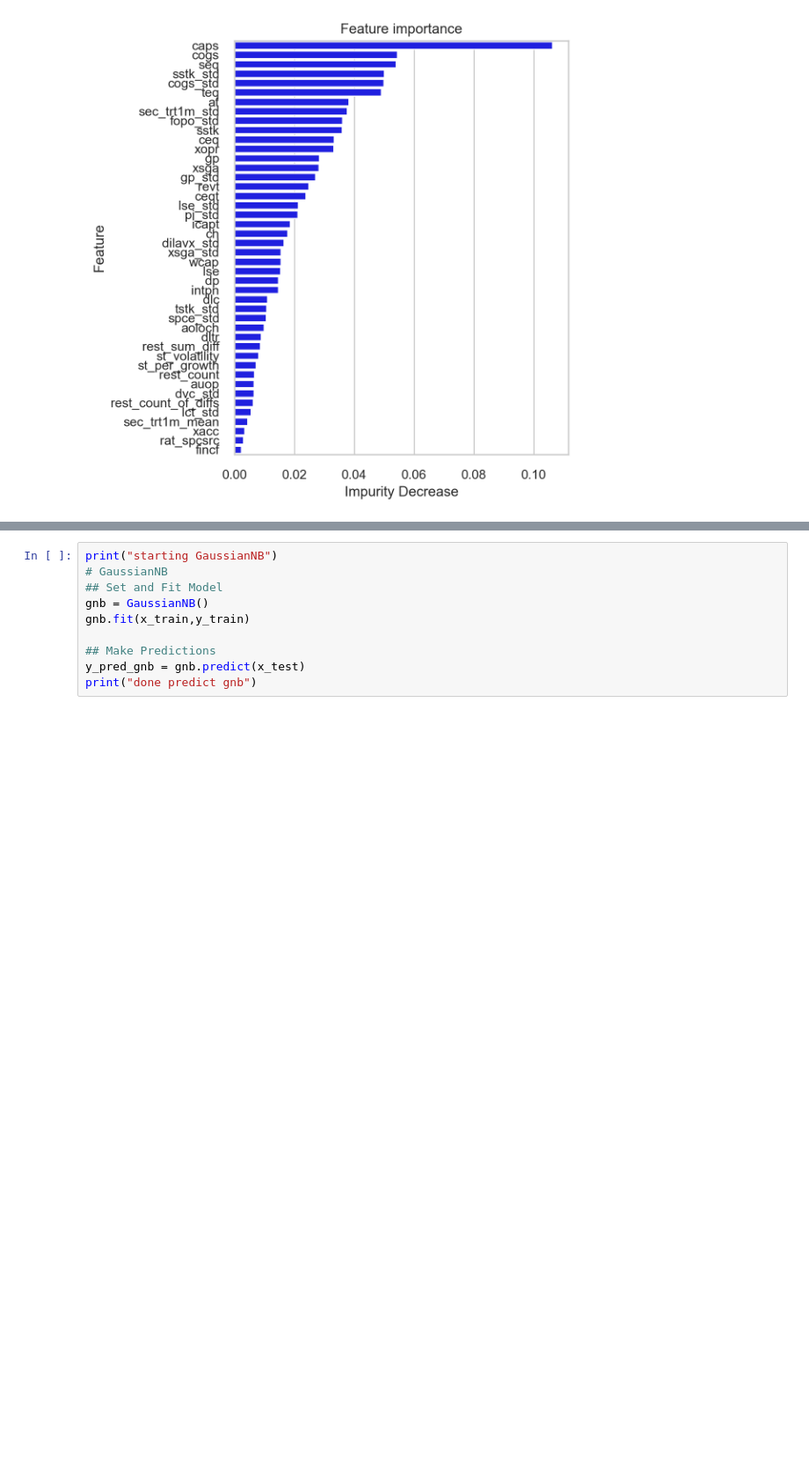
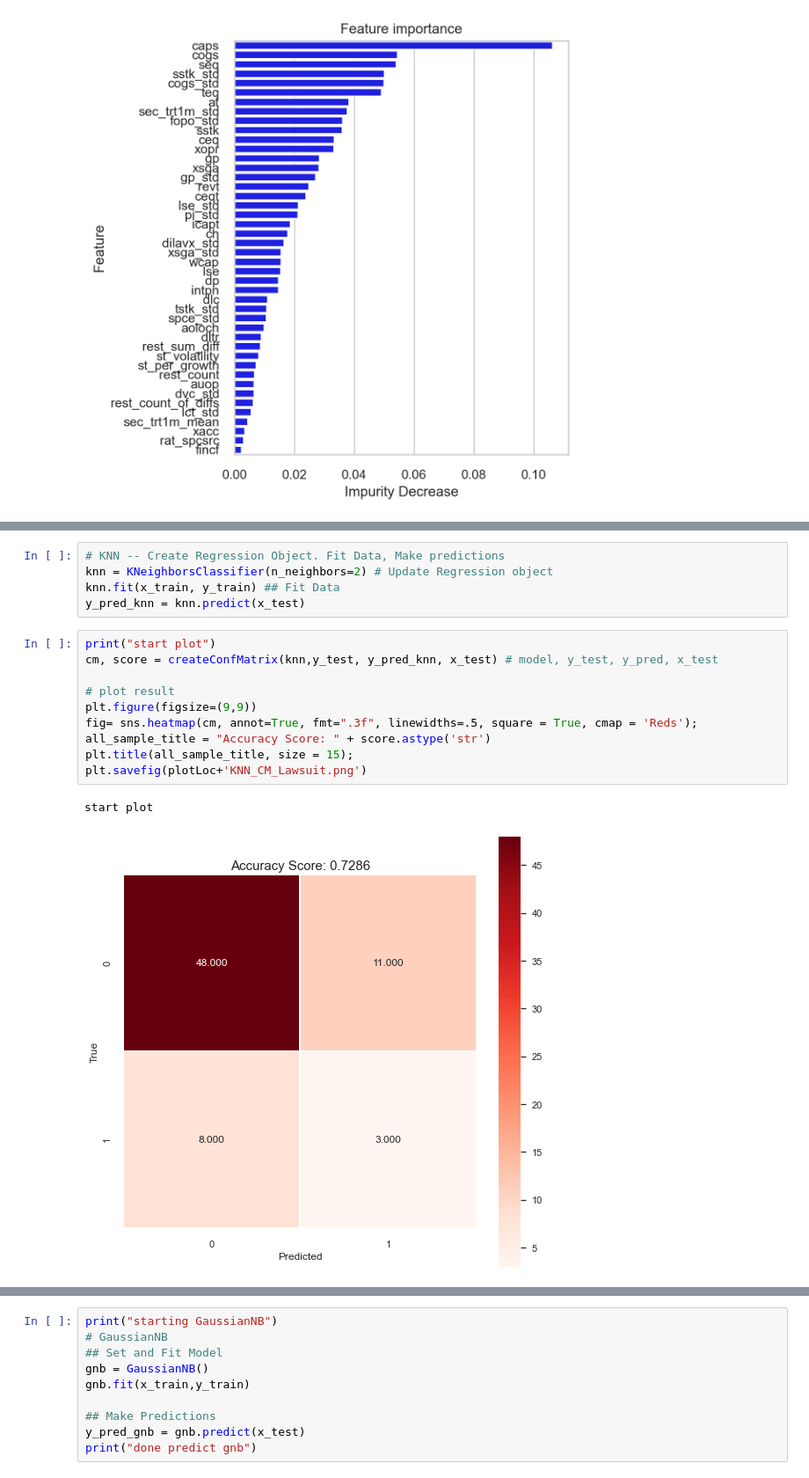
Before and after one commit to bcullinan32/CapstoneProject, a Jupyter notebook: Capstone_Modeling.ipynb, the cells around one changed output, grey strips where cells are left out. Shown at 88% size. Saved outputs shown, nothing was run; the diff lists cells and outputs as text; blank space fills up the shorter version.

Commit message:
added all models for second eval.  Have not tuned

```diff
--- a/Capstone_Modeling.ipynb
+++ b/Capstone_Modeling.ipynb
@@ -1105,0 +1153,18 @@ Start RF
+# %%
+# KNN -- Create Regression Object. Fit Data, Make predictions
+knn = KNeighborsClassifier(n_neighbors=2) # Update Regression object
+knn.fit(x_train, y_train) ## Fit Data
+y_pred_knn = knn.predict(x_test)
+# %%
+print("start plot")
+cm, score = createConfMatrix(knn,y_test, y_pred_knn, x_test) # model, y_test, y_pred, x_test
+
+# plot result
+plt.figure(figsize=(9,9))
+fig= sns.heatmap(cm, annot=True, fmt=".3f", linewidths=.5, square = True, cmap = 'Reds');
+all_sample_title = "Accuracy Score: " + score.astype('str')
+plt.title(all_sample_title, size = 15);
+plt.savefig(plotLoc+'KNN_CM_Lawsuit.png')
+# %% [output]
+start plot
+[figure, added]
```
Also changed, not shown: parts of 37 cells of this notebook, 9 other files.
